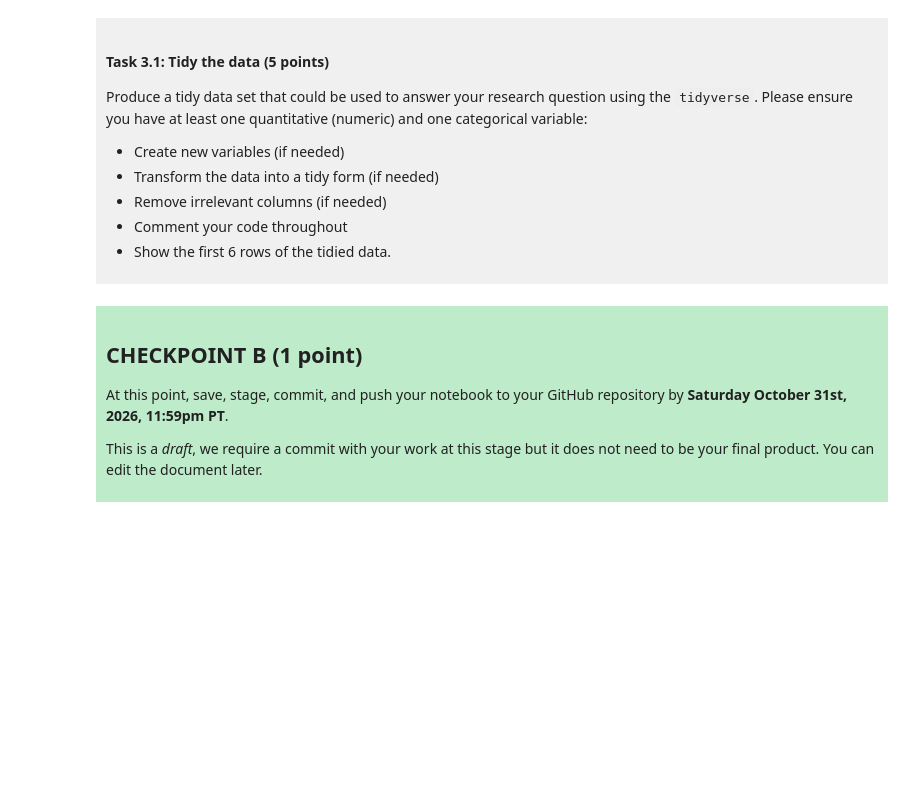
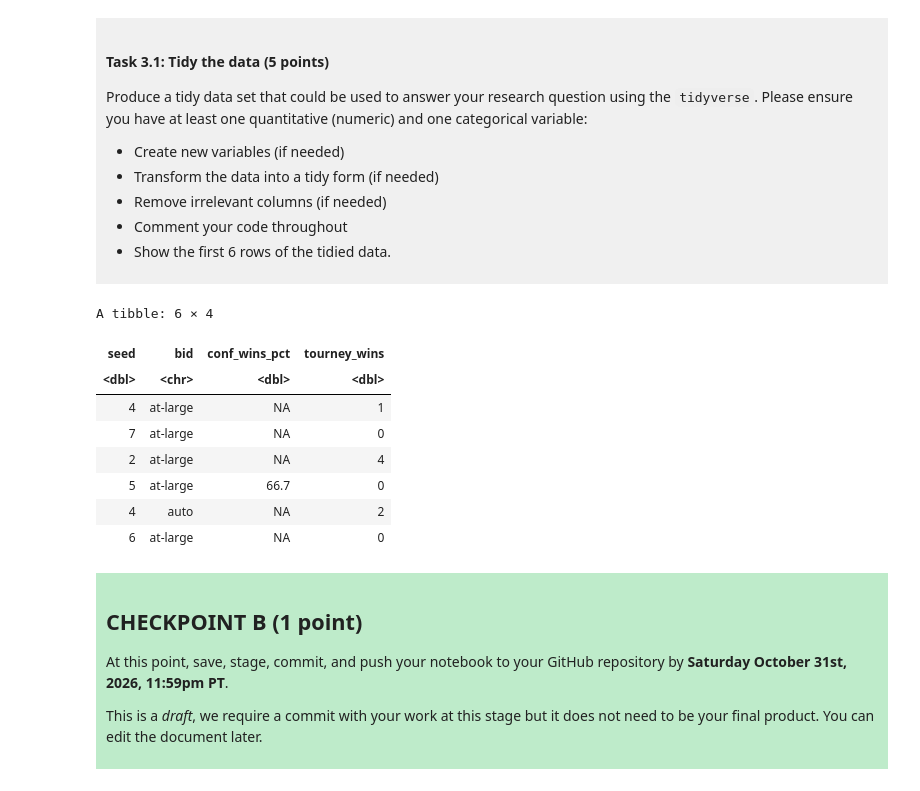
Before and after one commit to Youyang949/DSCI100-004-Youyang-Dang, a Jupyter notebook: dsci-100-project-notebook.ipynb, the cells around one changed output. Saved outputs shown, nothing was run; the diff lists cells and outputs as text; code cells hidden in the pictures; blank space fills up the shorter version.

```diff
--- a/dsci-100-project-notebook.ipynb
+++ b/dsci-100-project-notebook.ipynb
@@ -209,7 +209,21 @@ Produce a tidy data set that could be used to answer your research question usin
 
 </div>
 # %%
-### EDIT THIS CODE CELL ###
+library(tidyverse)
+data_tidy <- data |>
+             select(seed, bid, conf_wins_pct, tourney_wins) |>
+             head()
+data_tidy
+# %% [output]
+A tibble: 6 × 4
+| seed | bid | conf_wins_pct | tourney_wins |
+| <dbl> | <chr> | <dbl> | <dbl> |
+| 4 | at-large | NA | 1 |
+| 7 | at-large | NA | 0 |
+| 2 | at-large | NA | 4 |
+| 5 | at-large | 66.7 | 0 |
+| 4 | auto | NA | 2 |
+| 6 | at-large | NA | 0 |
 # %% [markdown]
 <div style="background-color: #beebca; padding: 10px;">
 
```
Also changed, not shown: parts of 2 cells of this notebook.
